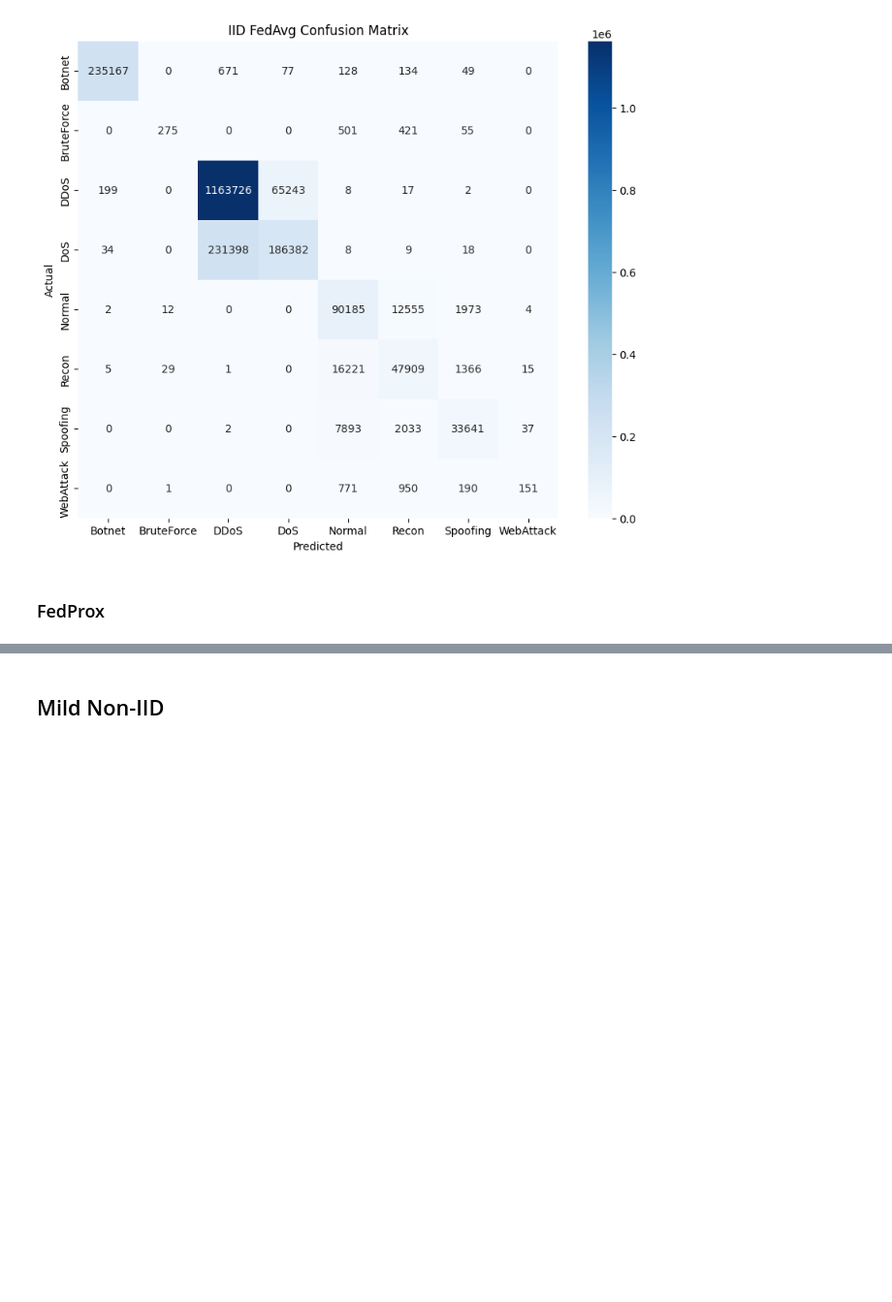
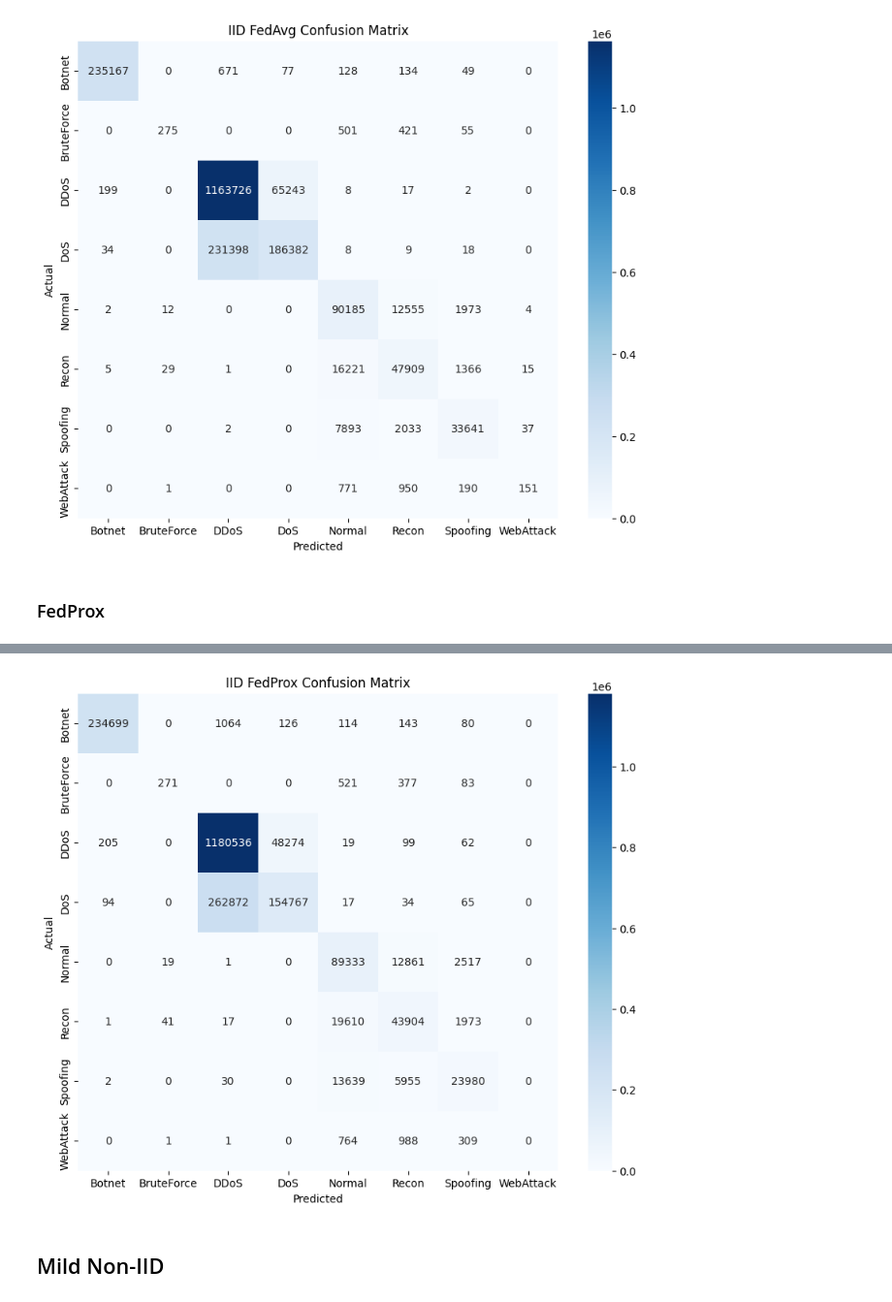
Before and after one commit to G1xbro/FedSentry, a Jupyter notebook: notebooks/baseline_centralized.ipynb, the cells around one changed output, grey strips where cells are left out. Shown at 97% size. Cells and saved outputs as stored; diff of their text form; code cells hidden in the pictures; blank space fills up the shorter version.

Commit message:
Kaggle Notebook | Model Training | IID FedProx

```diff
--- a/notebooks/baseline_centralized.ipynb
+++ b/notebooks/baseline_centralized.ipynb
@@ -931,11 +942,3 @@ for round_num in range(ROUNDS):
-# %%
-global_model.load_state_dict(
-    best_model_state
-)
-
-print(
-    f"Best Validation F1: {best_f1:.4f}"
-)
 # %%
 global_model.eval()
 
@@ -986,3 +1004,30 @@ print(
+# %%
+import seaborn as sns
+import matplotlib.pyplot as plt
+
+cm = confusion_matrix(
+    test_true,
+    test_preds
+)
+
+plt.figure(figsize=(10,8))
+
+sns.heatmap(
+    cm,
+    annot=True,
+    fmt="d",
+    cmap="Blues",
+    xticklabels=target_names,
+    yticklabels=target_names
+)
+
+plt.xlabel("Predicted")
+plt.ylabel("Actual")
+plt.title("IID FedProx Confusion Matrix")
+
+plt.show()
+# %% [output]
+[figure, added]
 # %% [markdown]
 ## Mild Non-IID
 # %% [markdown]
```
Also changed, not shown: parts of 6 cells of this notebook.
